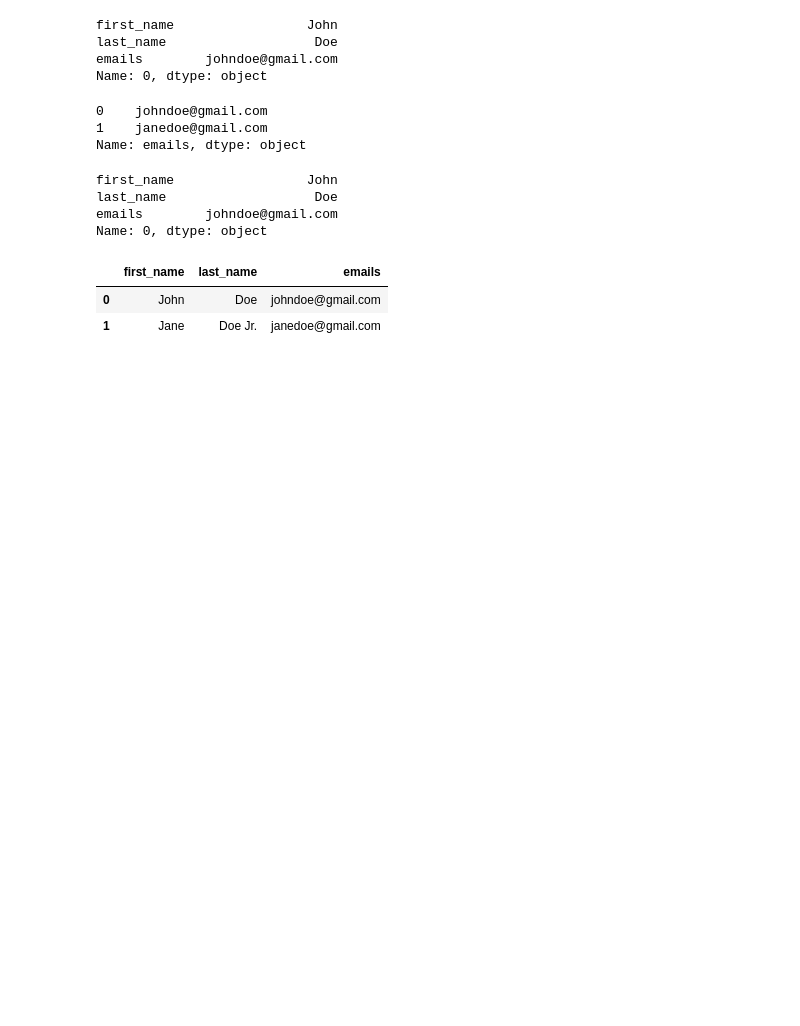
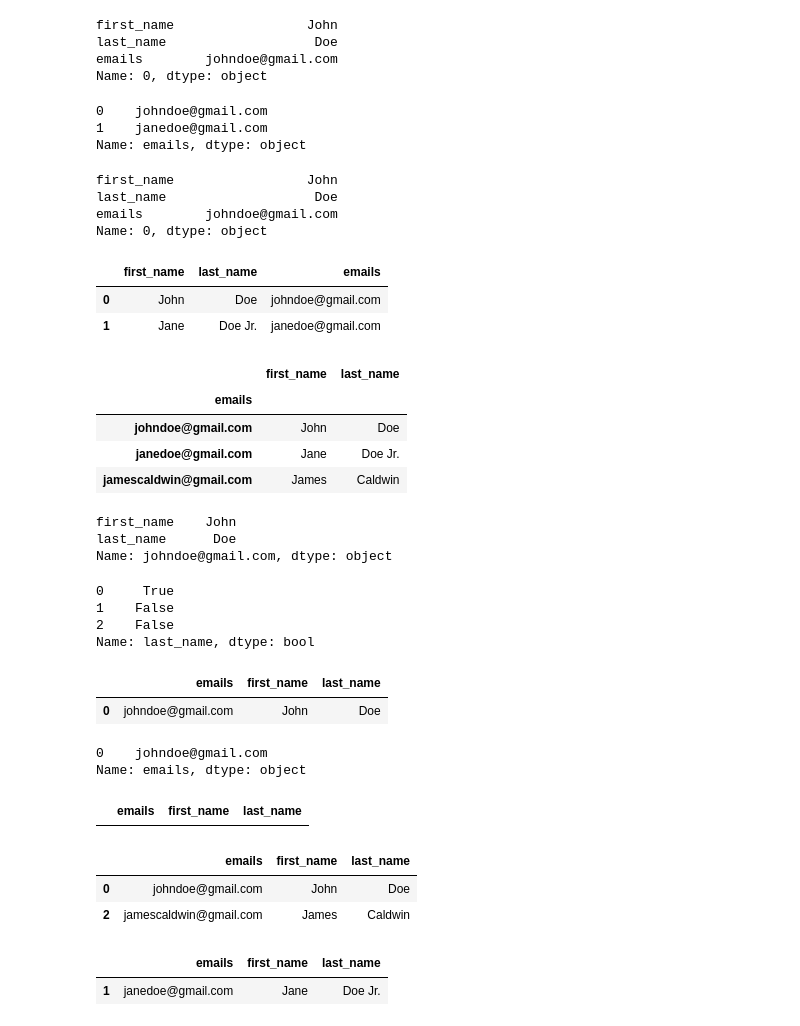
Before and after one commit to dkkinyua/data-science, a Jupyter notebook: random.ipynb, the cells around one changed output. Saved outputs shown, nothing was run; the diff lists cells and outputs as text; code cells hidden in the pictures; blank space fills up the shorter version.

```diff
--- a/random.ipynb
+++ b/random.ipynb
@@ -44,3 +44,20 @@ df.loc[[0,1]]
 |  | first_name | last_name | emails |
 | 0 | John | Doe | johndoe@gmail.com |
 | 1 | Jane | Doe Jr. | janedoe@gmail.com |
+# %%
+# Setting a custom index to be the email. NOTE: Set the index to a unique identifier of the dataset for easier identification and saves time, remember to also set it at the beginning to avoid any conflicts. The inplace argument is used to tell Pandas that the set index should replace the default existing index
+df.set_index("emails", inplace=True)
+df
+# %% [output]
+|  | first_name | last_name |
+| emails |  |  |
+| johndoe@gmail.com | John | Doe |
+| janedoe@gmail.com | Jane | Doe Jr. |
+| jamescaldwin@gmail.com | James | Caldwin |
+# %%
+# Get info on user with a certain email using .loc[] NOTE: df.loc[0] won't work because the index has been replaced by "emails" column
+df.loc["johndoe@gmail.com"]
+# %% [output]
+first_name    John
+last_name      Doe
+Name: johndoe@gmail.com, dtype: object
@@ -46,0 +67,8 @@ df.loc[[0,1]]
+# %%
+# we want to get the bool values of the last_name column for names ending with Doe.
+df["last_name"] == "Doe"
+# %% [output]
+0     True
+1    False
+2    False
+Name: last_name, dtype: bool
@@ -46,0 +78,12 @@ df.loc[[0,1]]
+# %%
+# Using the .loc() function to get the actual values of filt
+df.loc[filt]
+# %% [output]
+|  | emails | first_name | last_name |
+| 0 | johndoe@gmail.com | John | Doe |
+# %%
+# Getting the value of the "emails" column
+df.loc[filt, "emails"]
+# %% [output]
+0    johndoe@gmail.com
+Name: emails, dtype: object
@@ -46,0 +100,5 @@ df.loc[[0,1]]
+# %%
+# This wouldn't print anything because there is no row has the following characteristics
+df.loc[filt2]
+# %% [output]
+|  | emails | first_name | last_name |
@@ -46,0 +108,12 @@ df.loc[[0,1]]
+# %%
+df.loc[filt3]
+# %% [output]
+|  | emails | first_name | last_name |
+| 0 | johndoe@gmail.com | John | Doe |
+| 2 | jamescaldwin@gmail.com | James | Caldwin |
+# %%
+# Let's negate filt3 and get the opposite
+df.loc[~filt3]
+# %% [output]
+|  | emails | first_name | last_name |
+| 1 | janedoe@gmail.com | Jane | Doe Jr. |
```
Also changed, not shown: parts of 4 cells of this notebook, 1 other file.
